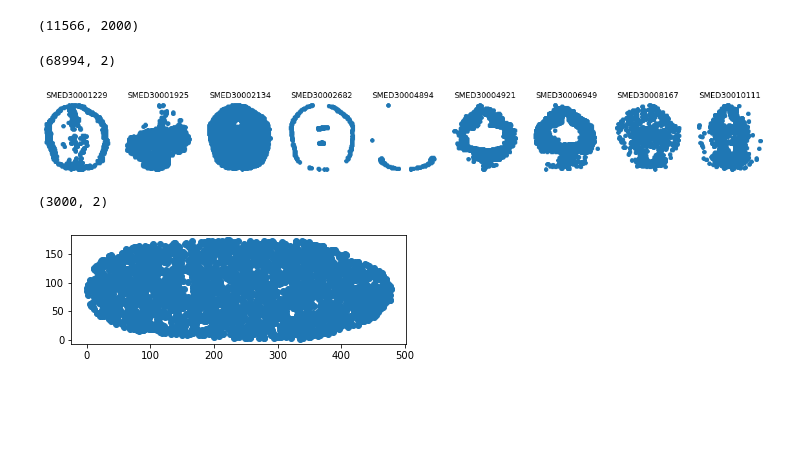
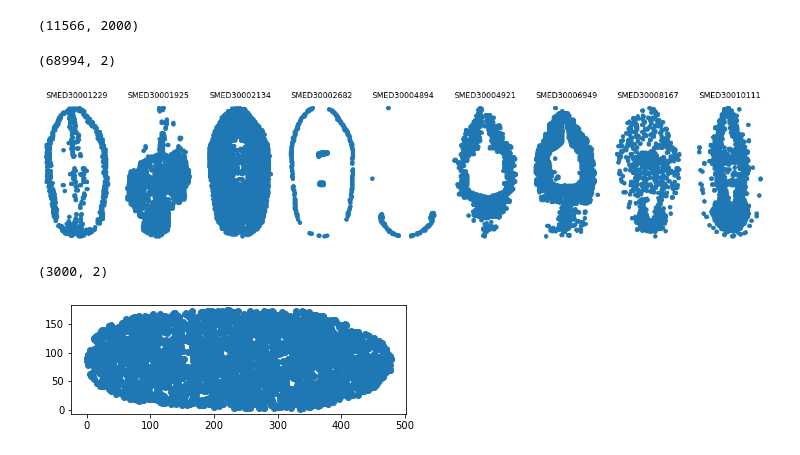
Before and after one commit to Jiarong-L/spacial_map, a Jupyter notebook: mynovosparc.ipynb, the cells around one changed output. Saved outputs shown, nothing was run; the diff lists cells and outputs as text; code cells hidden in the pictures; blank space fills up the shorter version.

```diff
--- a/mynovosparc.ipynb
+++ b/mynovosparc.ipynb
@@ -46,21 +46,21 @@ locations.shape
 # %% [output]
 (68994, 2)
 # %%
-# just to check f atlas is correct
+# just to check if atlas is correct
 atlas_path = 'raw/atlas.txt'
 insitu_genes = np.genfromtxt(atlas_path, usecols=range(29), dtype='str', max_rows=1)
-plt.figure(figsize=(20,2))
+plt.figure(figsize=(20,4))
 for i in range(9):
     myimg = np.load('chk/{}.npy'.format(insitu_genes[i].split('.')[0]))
     myloc = locations[myimg==1]
 
     plt.subplot(1,9,i+1)
     plt.scatter(myloc[:, 0], myloc[:, 1])
     plt.title(insitu_genes[i])
     plt.axis('off')
 plt.show()
 # %% [output]
-[figure, old version]
+[figure, new version]
 # %%
 # subsample the locations to save effort -- low resolution now
 seed = np.random.choice(locations.shape[0], 3000)  ### -------- later to select markers
```
